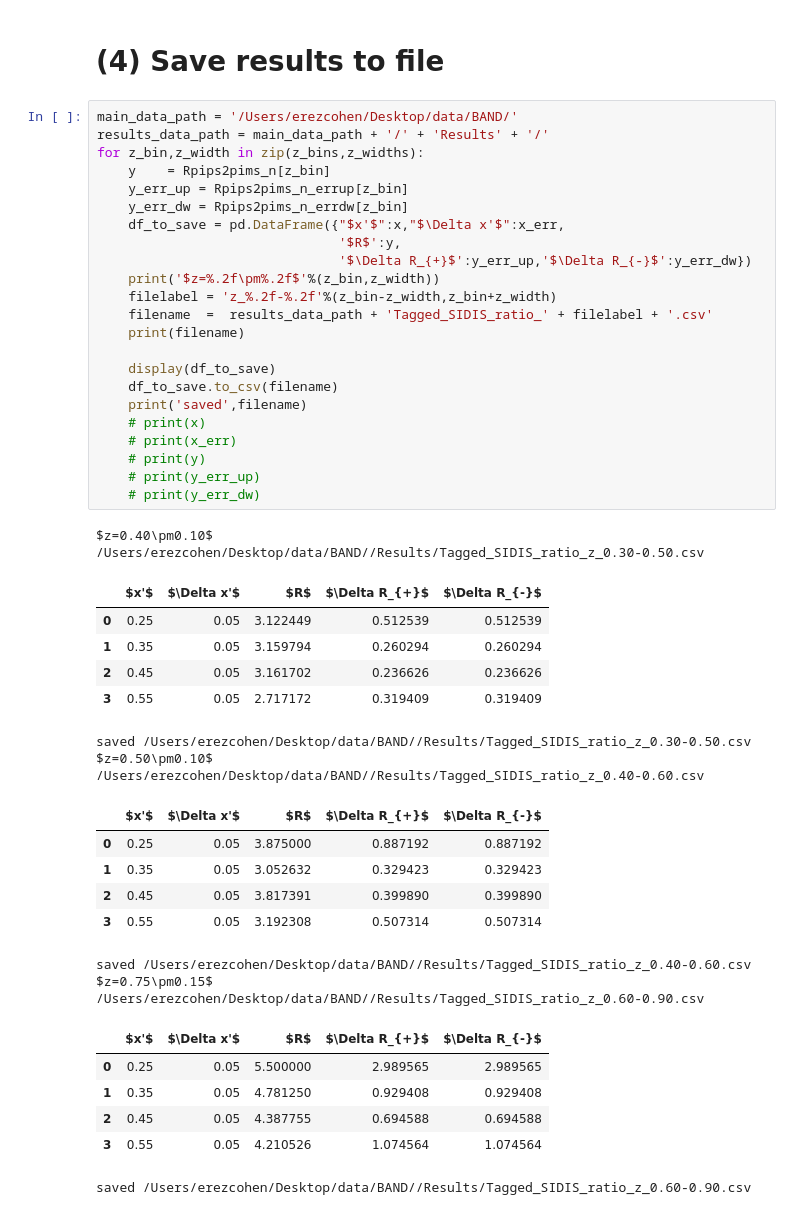
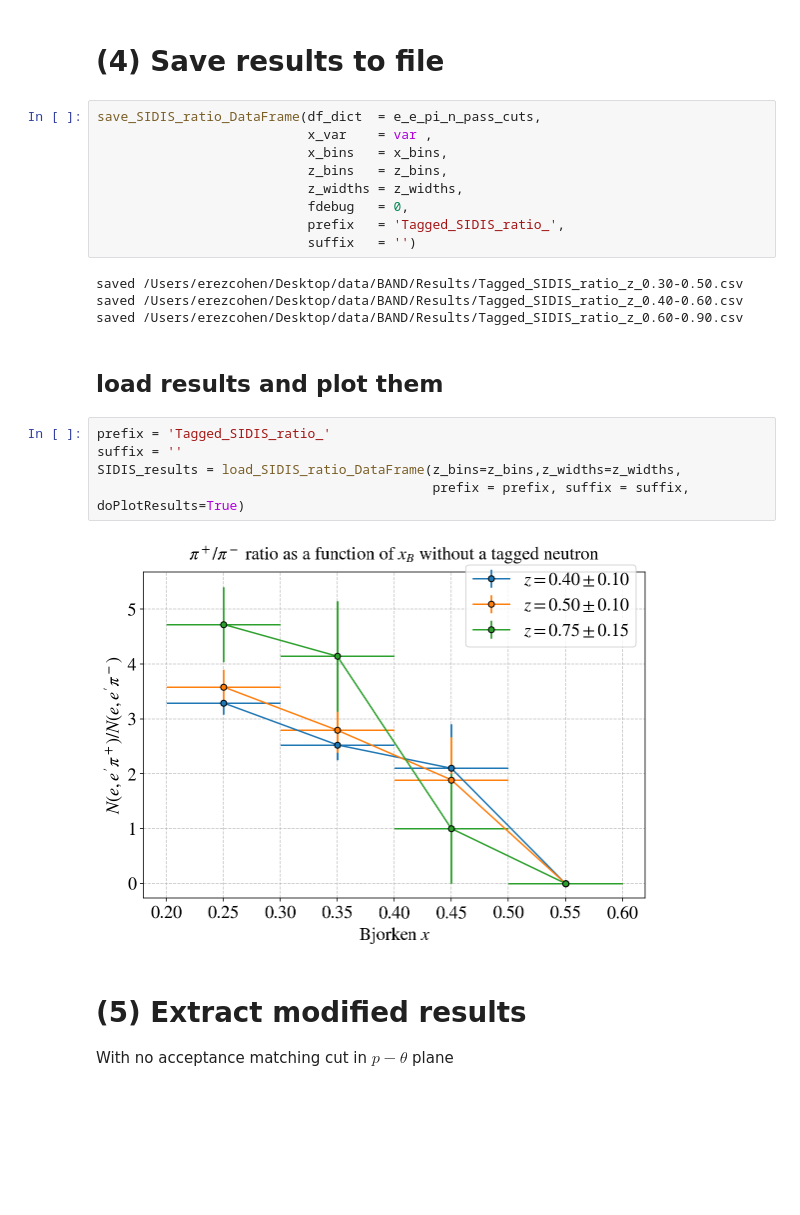
Before and after one commit to erezcoh4/SIDIS_at_BAND, a Jupyter notebook: PythonAnalysis/CrossSectionRatio_e_e_pi_n/Tagged_SIDIS_ratio.ipynb, the cells around one changed output. Saved outputs shown, nothing was run; the diff lists cells and outputs as text; blank space fills up the shorter version.

```diff
--- a/PythonAnalysis/CrossSectionRatio_e_e_pi_n/Tagged_SIDIS_ratio.ipynb
+++ b/PythonAnalysis/CrossSectionRatio_e_e_pi_n/Tagged_SIDIS_ratio.ipynb
@@ -128,50 +125,27 @@ set_axes(ax,xlabel,"$N(e,e'\pi^+n)/N(e,e'\pi^-n)$",
 # %% [markdown]
 # (4) Save results to file
 # %%
-main_data_path = '/Users/erezcohen/Desktop/data/BAND/'
-results_data_path = main_data_path + '/' + 'Results' + '/'
-for z_bin,z_width in zip(z_bins,z_widths):
-    y    = Rpips2pims_n[z_bin]
-    y_err_up = Rpips2pims_n_errup[z_bin]
-    y_err_dw = Rpips2pims_n_errdw[z_bin]
-    df_to_save = pd.DataFrame({"$x'$":x,"$\Delta x'$":x_err,
-                               '$R$':y,
-                               '$\Delta R_{+}$':y_err_up,'$\Delta R_{-}$':y_err_dw})
-    print('$z=%.2f\pm%.2f$'%(z_bin,z_width))
-    filelabel = 'z_%.2f-%.2f'%(z_bin-z_width,z_bin+z_width)
-    filename  =  results_data_path + 'Tagged_SIDIS_ratio_' + filelabel + '.csv'
-    print(filename)
-
-    display(df_to_save)
-    df_to_save.to_csv(filename)
-    print('saved',filename)
-    # print(x)
-    # print(x_err)
-    # print(y)
-    # print(y_err_up)
-    # print(y_err_dw)
+save_SIDIS_ratio_DataFrame(df_dict  = e_e_pi_n_pass_cuts,
+                           x_var    = var ,
+                           x_bins   = x_bins,
+                           z_bins   = z_bins,
+                           z_widths = z_widths,
+                           fdebug   = 0,
+                           prefix   = 'Tagged_SIDIS_ratio_',
+                           suffix   = '')
 # %% [output]
-$z=0.40\pm0.10$
-/Users/erezcohen/Desktop/data/BAND//Results/Tagged_SIDIS_ratio_z_0.30-0.50.csv
+saved /Users/erezcohen/Desktop/data/BAND/Results/Tagged_SIDIS_ratio_z_0.30-0.50.csv
+saved /Users/erezcohen/Desktop/data/BAND/Results/Tagged_SIDIS_ratio_z_0.40-0.60.csv
+saved /Users/erezcohen/Desktop/data/BAND/Results/Tagged_SIDIS_ratio_z_0.60-0.90.csv
-|  | $x'$ | $\Delta x'$ | $R$ | $\Delta R_{+}$ | $\Delta R_{-}$ |
-| 0 | 0.25 | 0.05 | 3.122449 | 0.512539 | 0.512539 |
-| 1 | 0.35 | 0.05 | 3.159794 | 0.260294 | 0.260294 |
-| 2 | 0.45 | 0.05 | 3.161702 | 0.236626 | 0.236626 |
-| 3 | 0.55 | 0.05 | 2.717172 | 0.319409 | 0.319409 |
-saved /Users/erezcohen/Desktop/data/BAND//Results/Tagged_SIDIS_ratio_z_0.30-0.50.csv
-$z=0.50\pm0.10$
-/Users/erezcohen/Desktop/data/BAND//Results/Tagged_SIDIS_ratio_z_0.40-0.60.csv
-|  | $x'$ | $\Delta x'$ | $R$ | $\Delta R_{+}$ | $\Delta R_{-}$ |
-| 0 | 0.25 | 0.05 | 3.875000 | 0.887192 | 0.887192 |
-| 1 | 0.35 | 0.05 | 3.052632 | 0.329423 | 0.329423 |
-| 2 | 0.45 | 0.05 | 3.817391 | 0.399890 | 0.399890 |
-| 3 | 0.55 | 0.05 | 3.192308 | 0.507314 | 0.507314 |
-saved /Users/erezcohen/Desktop/data/BAND//Results/Tagged_SIDIS_ratio_z_0.40-0.60.csv
-$z=0.75\pm0.15$
-/Users/erezcohen/Desktop/data/BAND//Results/Tagged_SIDIS_ratio_z_0.60-0.90.csv
-|  | $x'$ | $\Delta x'$ | $R$ | $\Delta R_{+}$ | $\Delta R_{-}$ |
-| 0 | 0.25 | 0.05 | 5.500000 | 2.989565 | 2.989565 |
-| 1 | 0.35 | 0.05 | 4.781250 | 0.929408 | 0.929408 |
-| 2 | 0.45 | 0.05 | 4.387755 | 0.694588 | 0.694588 |
-| 3 | 0.55 | 0.05 | 4.210526 | 1.074564 | 1.074564 |
-saved /Users/erezcohen/Desktop/data/BAND//Results/Tagged_SIDIS_ratio_z_0.60-0.90.csv
+# %% [markdown]
+## load results and plot them
+# %%
+prefix = 'Tagged_SIDIS_ratio_'
+suffix = ''
+SIDIS_results = load_SIDIS_ratio_DataFrame(z_bins=z_bins,z_widths=z_widths,
+                                           prefix = prefix, suffix = suffix, doPlotResults=True)
+# %% [output]
+[figure, added]
+# %% [markdown]
+# (5) Extract modified results
+With no acceptance matching cut in $p-\theta$ plane
```
Also changed, not shown: parts of 9 cells of this notebook, 3 other files.
